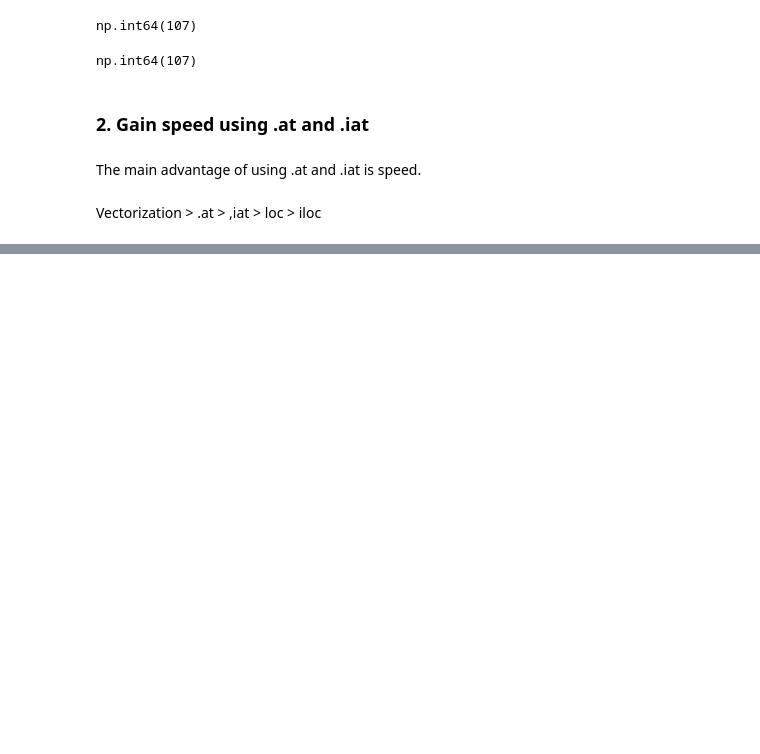
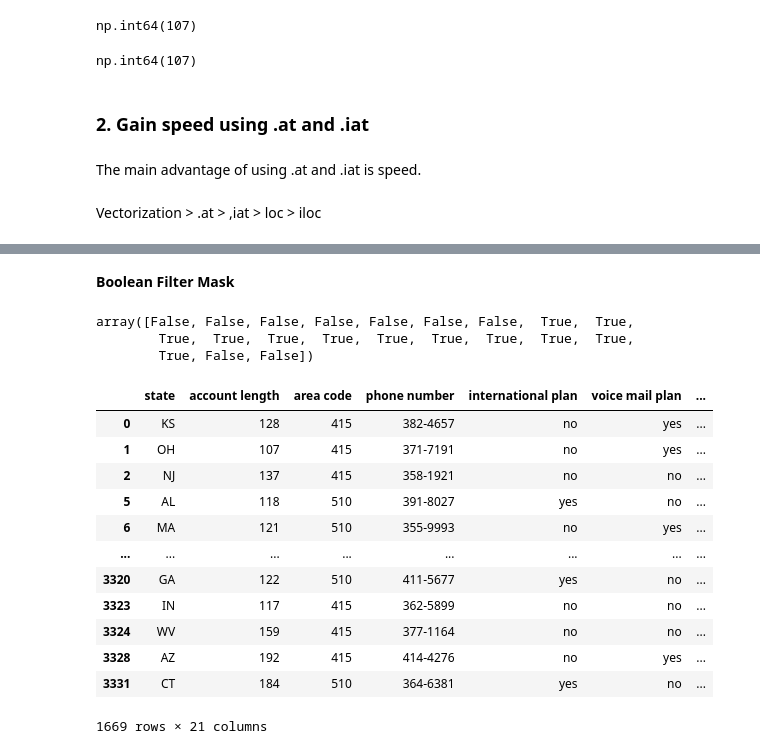
Before and after one commit to yuvii0125/Pandas, a Jupyter notebook: Pandas Filtering of Data/03_filtering_pandas.ipynb, the cells around one changed output, grey strips where cells are left out. Drawn from its saved outputs; the diff is of its cells as text; code cells hidden in the pictures; blank space fills up the shorter version.

```diff
--- a/Pandas Filtering of Data/03_filtering_pandas.ipynb
+++ b/Pandas Filtering of Data/03_filtering_pandas.ipynb
@@ -188,0 +213,3 @@ Vectorization > .at > ,iat > loc > iloc
+# %%
+row_filter_mask = df['account length'] > 100
+row_filter_mask
@@ -188,0 +229,25 @@ Vectorization > .at > ,iat > loc > iloc
+# %% [markdown]
+__Boolean Filter Mask__
+# %%
+column_filter_mask = df.columns.str.startswith('t')
+column_filter_mask
+# %% [output]
+array([False, False, False, False, False, False, False,  True,  True,
+        True,  True,  True,  True,  True,  True,  True,  True,  True,
+        True, False, False])
+# %%
+df.loc[row_filter_mask, :]
+# %% [output]
+|  | state | account length | area code | phone number | international plan | voice mail plan | ... |
+| 0 | KS | 128 | 415 | 382-4657 | no | yes | ... |
+| 1 | OH | 107 | 415 | 371-7191 | no | yes | ... |
+| 2 | NJ | 137 | 415 | 358-1921 | no | no | ... |
+| 5 | AL | 118 | 510 | 391-8027 | yes | no | ... |
+| 6 | MA | 121 | 510 | 355-9993 | no | yes | ... |
+| ... | ... | ... | ... | ... | ... | ... | ... |
+| 3320 | GA | 122 | 510 | 411-5677 | yes | no | ... |
+| 3323 | IN | 117 | 415 | 362-5899 | no | no | ... |
+| 3324 | WV | 159 | 415 | 377-1164 | no | no | ... |
+| 3328 | AZ | 192 | 415 | 414-4276 | no | yes | ... |
+| 3331 | CT | 184 | 510 | 364-6381 | yes | no | ... |
+1669 rows × 21 columns
```
Also changed, not shown: parts of 13 cells of this notebook.
